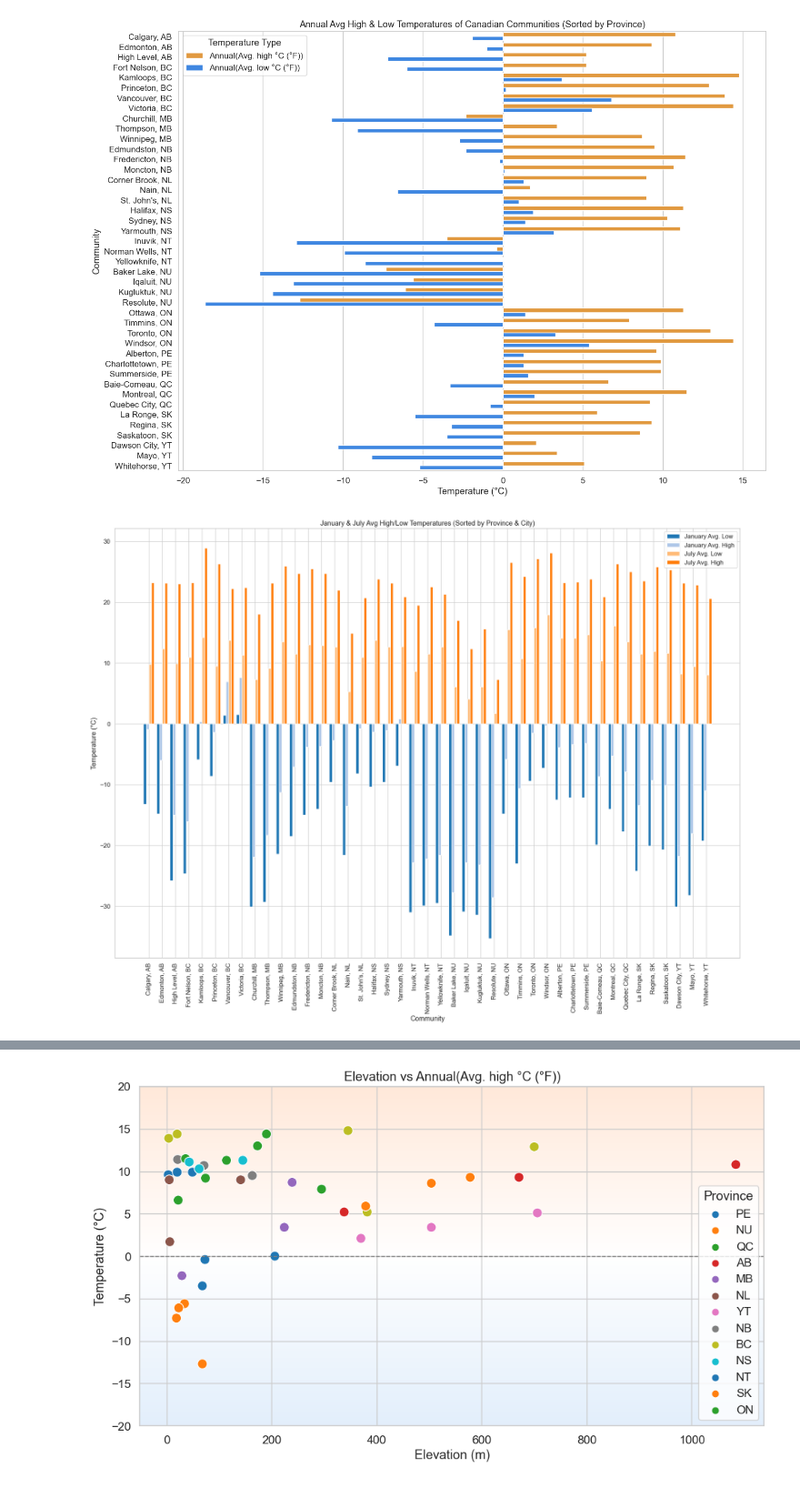
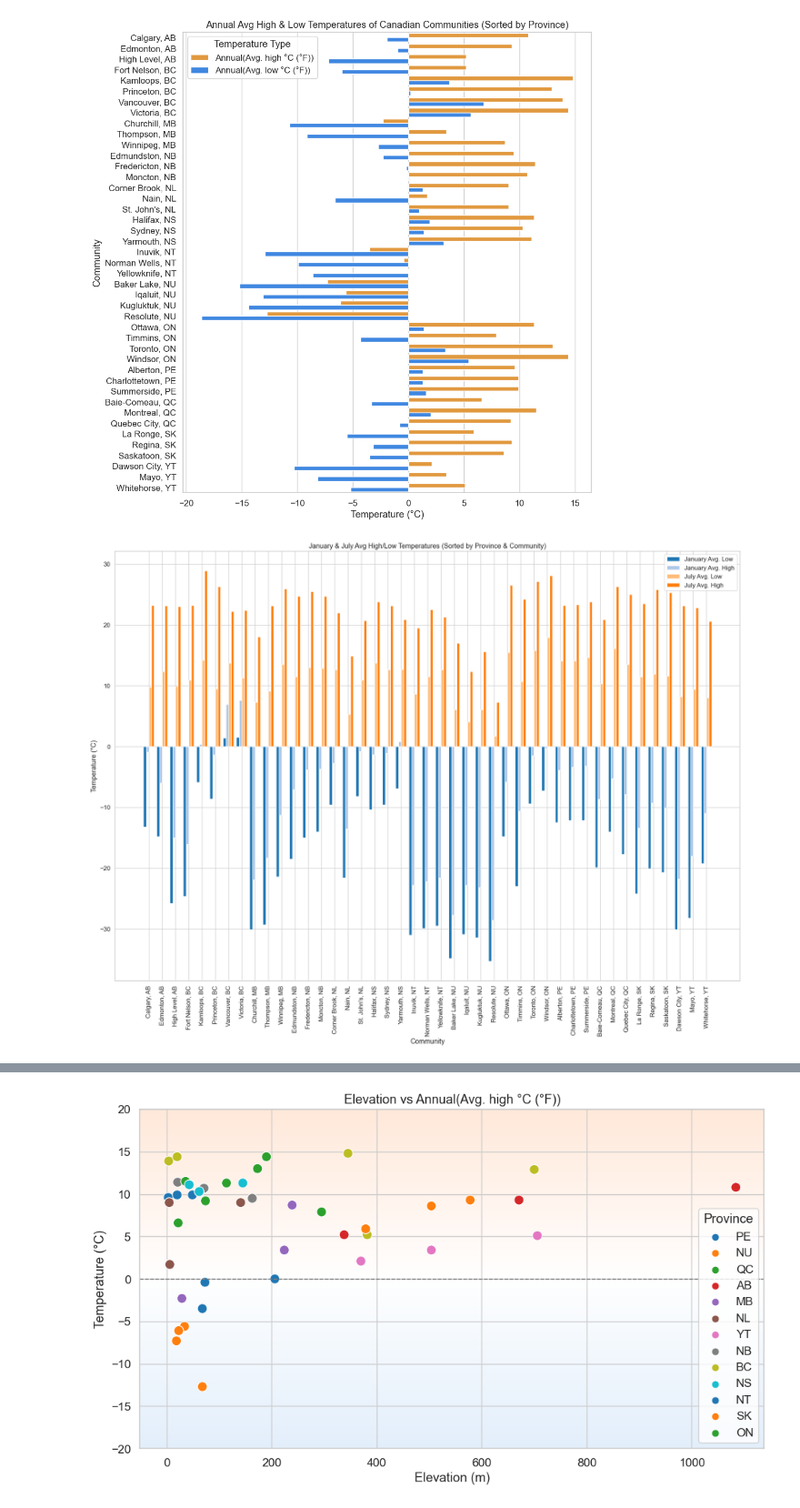
Before and after one commit to DBasu1010110/DBasu1010110, a Jupyter notebook: projects/canada-weather-visualization/Canada Weather Visualization.ipynb, the cells around one changed output, grey strips where cells are left out. Shown at 91% size. Drawn from its saved outputs; the diff is of its cells as text; code cells hidden in the pictures.

```diff
--- a/projects/canada-weather-visualization/Canada Weather Visualization.ipynb
+++ b/projects/canada-weather-visualization/Canada Weather Visualization.ipynb
@@ -67,45 +71,47 @@ def extract_province(community):
 df['Province'] = df['Community'].apply(extract_province)
 df['City'] = df['Community'].apply(lambda x: x.split(',')[0].strip())
 # %%
-# --- PLOTTING CONFIGURATION ---
+# Plot Configuration
+
 sns.set_theme(style="whitegrid", palette=None, font_scale=1.1)
 
-# --- 1. Annual Temperature Comparison Bar Plot (By Province & City) ---
+# 1. Annual Temperature Comparison Bar Plot (By Province & City)
 
 # Sort by Province (first) and City (second)
 sorted_df = df.sort_values(['Province', 'City'])
 
 # Melt for plotting both high and low temperatures
 melted = sorted_df.melt(
     id_vars=['Community', 'Province'],
     value_vars=['Annual(Avg. high °C (°F))', 'Annual(Avg. low °C (°F))'],
     var_name='Temperature Type', value_name='Temperature'
 )
 
-# Custom color palette for high (red) and low (blue). Refer to ColorHexa website: https://www.colorhexa.com/
+# Custom color palette for high (red) and low (blue). Cf ColorHexa website: https://www.colorhexa.com/
 custom_palette = {
     'Annual(Avg. high °C (°F))': '#fc9c24',  # red
     'Annual(Avg. low °C (°F))': '#2484fc'    # pastel blue
 }
 
-plt.figure(figsize=(14, 10))
+plt.figure(figsize=(10, 10))
 sns.barplot(
     data=melted,
     y='Community',
     x='Temperature',
     hue='Temperature Type',
     hue_order=['Annual(Avg. high °C (°F))', 'Annual(Avg. low °C (°F))'],
     palette=custom_palette
 )
 plt.title('Annual Avg High & Low Temperatures of Canadian Communities (Sorted by Province)')
 plt.xlabel('Temperature (°C)')
 plt.ylabel('Community')
 plt.tight_layout()
 plt.show()
 # %% [output]
-[figure, old version]
+[figure, new version]
 # %%
-# --- 2. January & July High/Low Temperature Comparison (Grouped Bar Plot, sorted by Province) ---
+# 2. January & July High/Low Temperature Comparison (Grouped Bar Plot, sorted by Province)
+
 plt.figure(figsize=(18, 14))
 sorted_df = df.sort_values(['Province', 'City'])
 bar_width = 0.2
@@ -142,11 +148,11 @@ plt.bar(
 )
 
 plt.xticks([i for i in x], sorted_df['Community'], rotation=90)
-plt.title('January & July Avg High/Low Temperatures (Sorted by Province & City)')
+plt.title('January & July Avg High/Low Temperatures (Sorted by Province & Community)')
 plt.xlabel('Community')
 plt.ylabel('Temperature (°C)')
 plt.legend()
 plt.tight_layout()
 plt.show()
 # %% [output]
-[figure, old version]
+[figure, new version]
```
Also changed, not shown: parts of 6 cells of this notebook.
